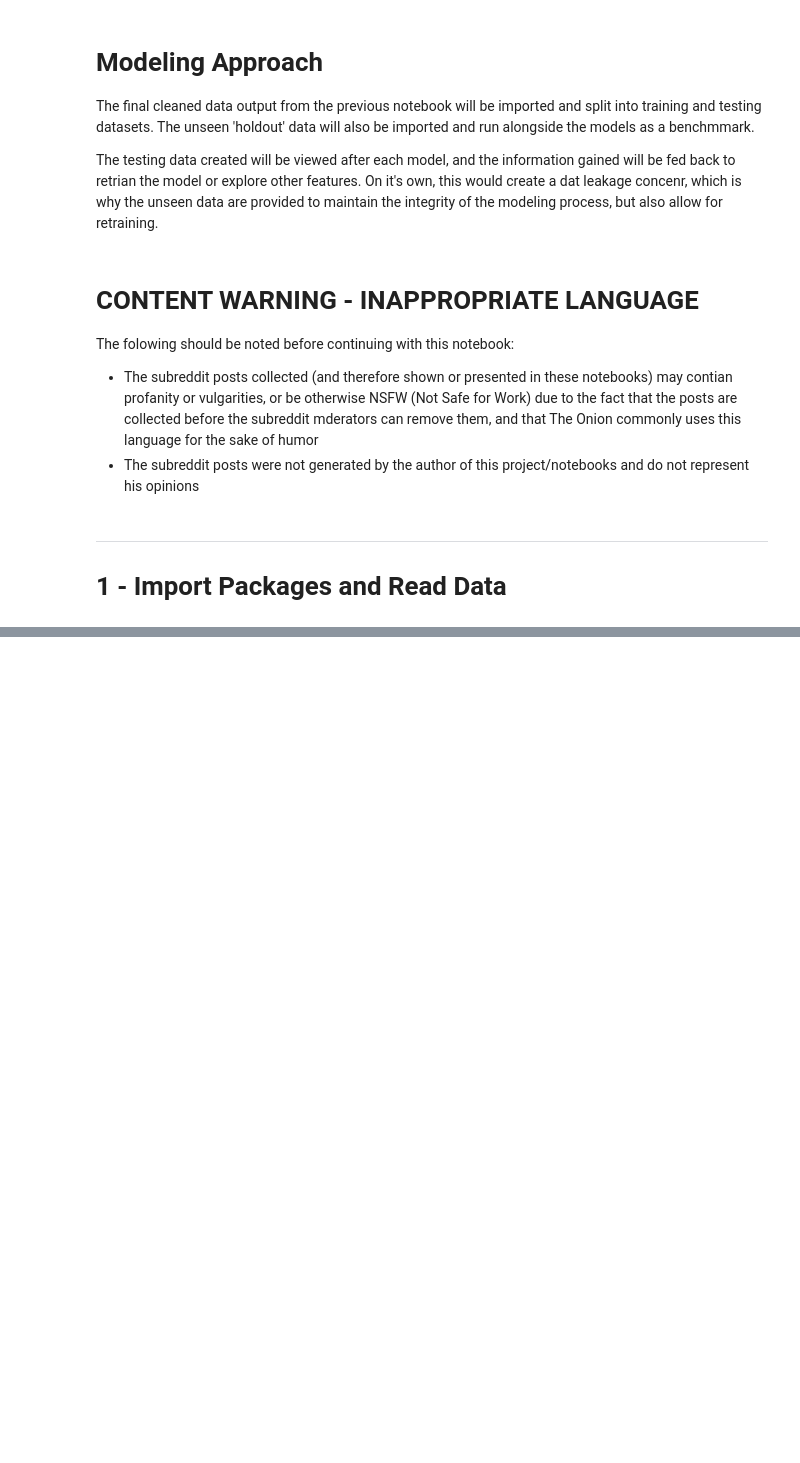
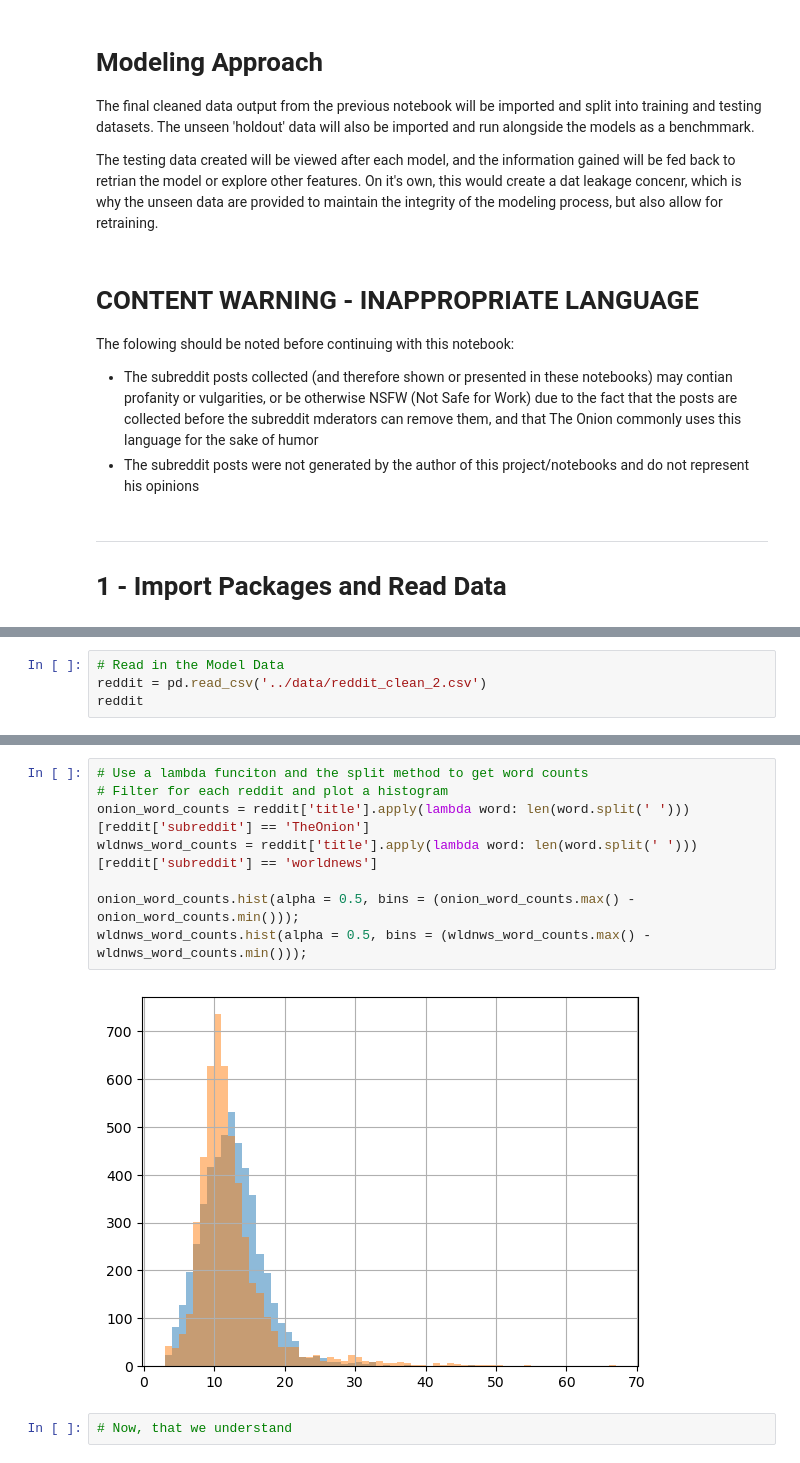
Before and after one commit to drossDS/Humor_Identification_with_NLP, a Jupyter notebook: code/4-Modeling-Round-2.ipynb, the cells around one changed output, grey strips where cells are left out. Drawn from its saved outputs; the diff is of its cells as text; blank space fills up the shorter version.

```diff
--- a/code/4-Modeling-Round-2.ipynb
+++ b/code/4-Modeling-Round-2.ipynb
@@ -42,0 +121,4 @@ The folowing should be noted before continuing with this notebook:
+# %%
+# Read in the Model Data
+reddit = pd.read_csv('../data/reddit_clean_2.csv')
+reddit
@@ -42,0 +157,12 @@ The folowing should be noted before continuing with this notebook:
+# %%
+# Use a lambda funciton and the split method to get word counts
+# Filter for each reddit and plot a histogram
+onion_word_counts = reddit['title'].apply(lambda word: len(word.split(' ')))[reddit['subreddit'] == 'TheOnion']
+wldnws_word_counts = reddit['title'].apply(lambda word: len(word.split(' ')))[reddit['subreddit'] == 'worldnews']
+
+onion_word_counts.hist(alpha = 0.5, bins = (onion_word_counts.max() - onion_word_counts.min()));
+wldnws_word_counts.hist(alpha = 0.5, bins = (wldnws_word_counts.max() - wldnws_word_counts.min()));
+# %% [output]
+[figure, added]
+# %%
+# Now, that we understand
```
Also changed, not shown: parts of 8 cells of this notebook, 2 other files.
